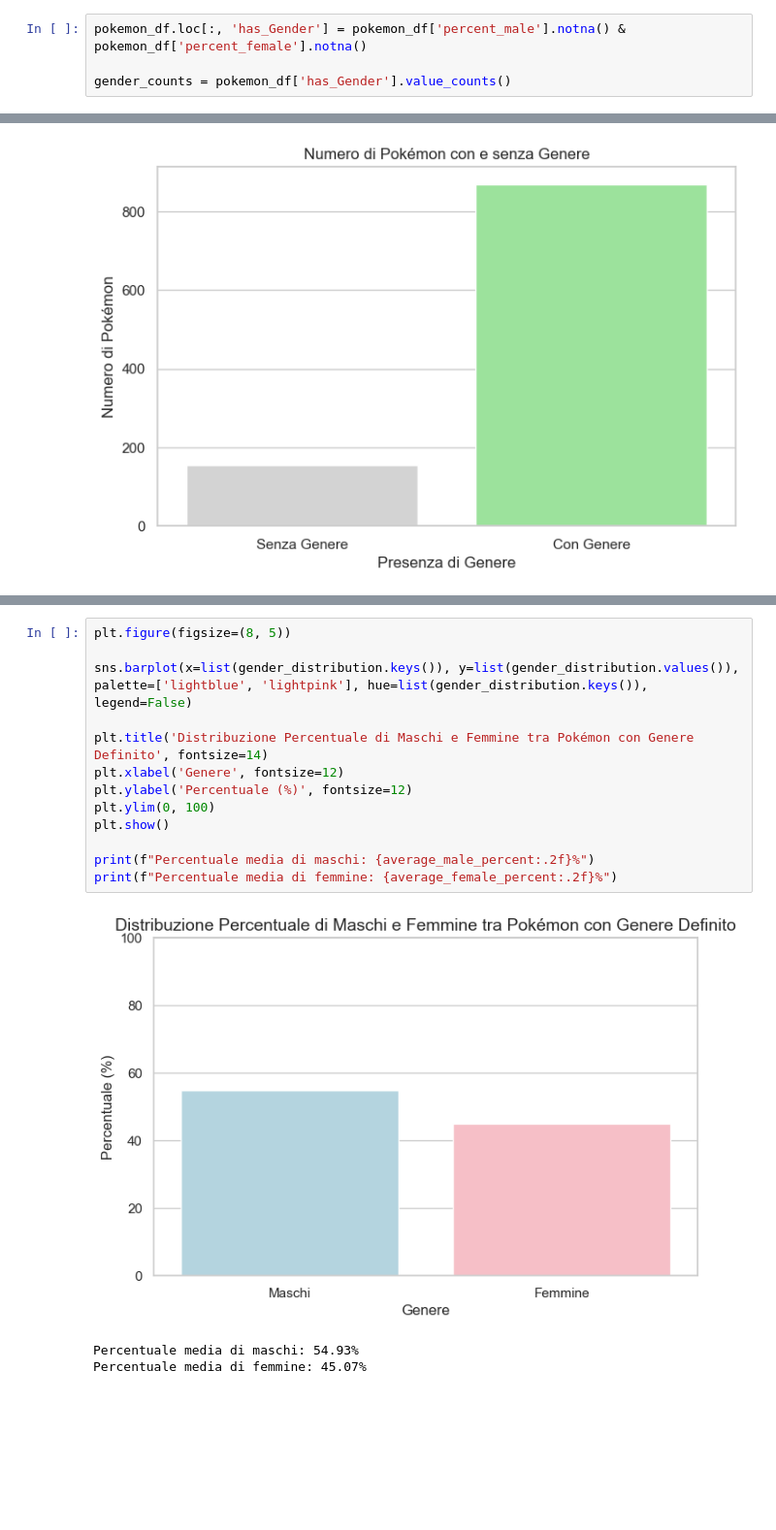
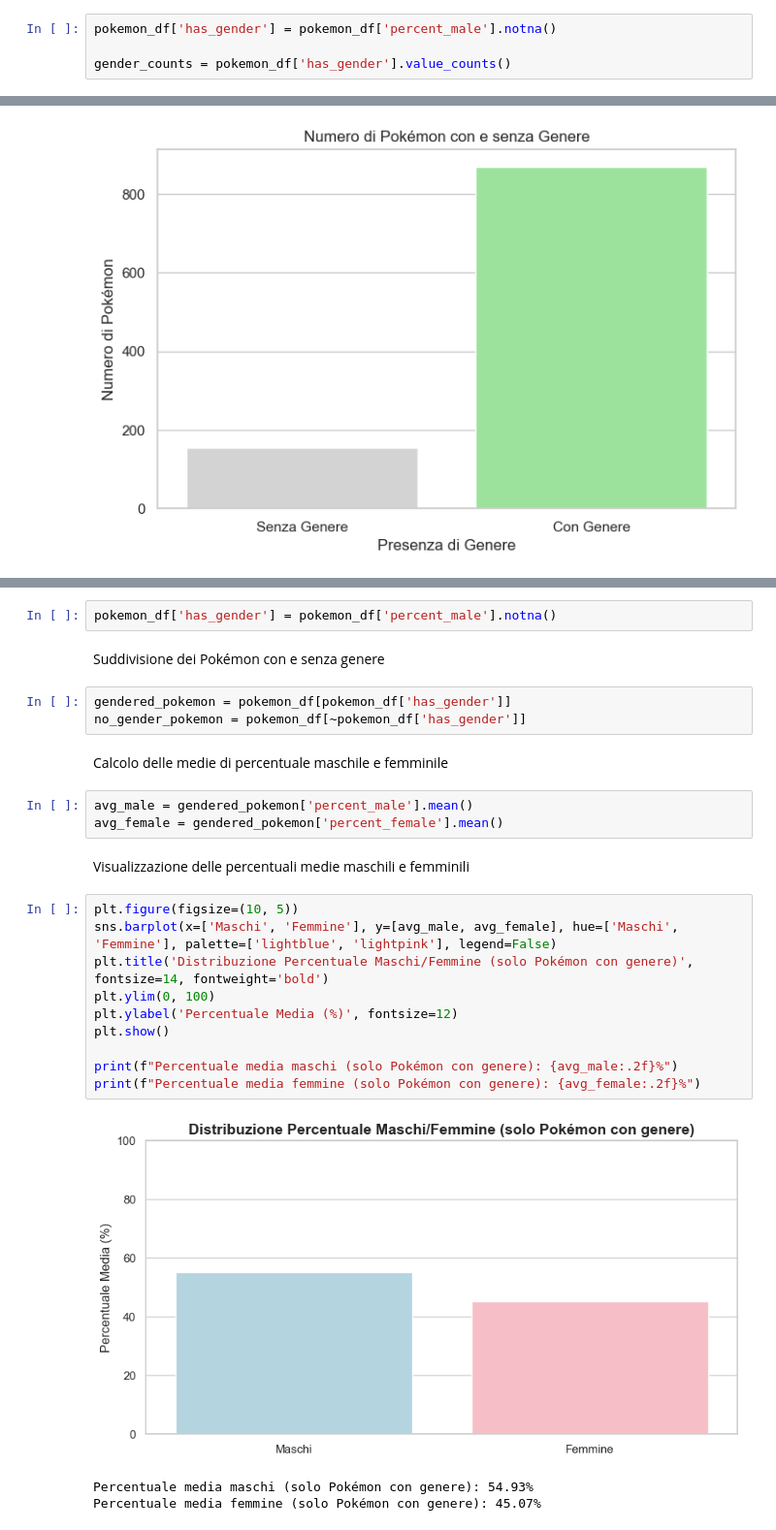
Before and after one commit to Yogghevole/Progetto-Big-Data-Data-Mining-e-Data-Analytics, a Jupyter notebook: PokemonAnalysis.ipynb, the cells around one changed output, grey strips where cells are left out. Shown at 97% size. Drawn from its saved outputs; the diff is of its cells as text; blank space fills up the shorter version.

```diff
--- a/PokemonAnalysis.ipynb
+++ b/PokemonAnalysis.ipynb
@@ -326,4 +290,4 @@ Aggiungo colonna per tenere treccia di chi ha un genere o meno e poi li conto.
 # %%
-pokemon_df.loc[:, 'has_Gender'] = pokemon_df['percent_male'].notna() & pokemon_df['percent_female'].notna()
+pokemon_df['has_gender'] = pokemon_df['percent_male'].notna()
 
-gender_counts = pokemon_df['has_Gender'].value_counts()
+gender_counts = pokemon_df['has_gender'].value_counts()
@@ -363,17 +312,28 @@ Creo il grafico per visualizzare la distribuzione percentuale di Maschi e Femmin
+# %%
+pokemon_df['has_gender'] = pokemon_df['percent_male'].notna()
+# %% [markdown]
+Suddivisione dei Pokémon con e senza genere
+# %%
+gendered_pokemon = pokemon_df[pokemon_df['has_gender']]
+no_gender_pokemon = pokemon_df[~pokemon_df['has_gender']]
+# %% [markdown]
+Calcolo delle medie di percentuale maschile e femminile
+# %%
+avg_male = gendered_pokemon['percent_male'].mean()
+avg_female = gendered_pokemon['percent_female'].mean()
+# %% [markdown]
+Visualizzazione delle percentuali medie maschili e femminili
 # %%
-plt.figure(figsize=(8, 5))
-
-sns.barplot(x=list(gender_distribution.keys()), y=list(gender_distribution.values()), palette=['lightblue', 'lightpink'], hue=list(gender_distribution.keys()), legend=False)
-
-plt.title('Distribuzione Percentuale di Maschi e Femmine tra Pokémon con Genere Definito', fontsize=14)
-plt.xlabel('Genere', fontsize=12)
-plt.ylabel('Percentuale (%)', fontsize=12)
+plt.figure(figsize=(10, 5))
+sns.barplot(x=['Maschi', 'Femmine'], y=[avg_male, avg_female], hue=['Maschi', 'Femmine'], palette=['lightblue', 'lightpink'], legend=False)
+plt.title('Distribuzione Percentuale Maschi/Femmine (solo Pokémon con genere)', fontsize=14, fontweight='bold')
 plt.ylim(0, 100)
+plt.ylabel('Percentuale Media (%)', fontsize=12)
 plt.show()
 
-print(f"Percentuale media di maschi: {average_male_percent:.2f}%")
-print(f"Percentuale media di femmine: {average_female_percent:.2f}%")
+print(f"Percentuale media maschi (solo Pokémon con genere): {avg_male:.2f}%")
+print(f"Percentuale media femmine (solo Pokémon con genere): {avg_female:.2f}%")
 # %% [output]
-[figure, old version]
+[figure, new version]
-Percentuale media di maschi: 54.93%
-Percentuale media di femmine: 45.07%
+Percentuale media maschi (solo Pokémon con genere): 54.93%
+Percentuale media femmine (solo Pokémon con genere): 45.07%
```
Also changed, not shown: parts of 82 cells of this notebook.
